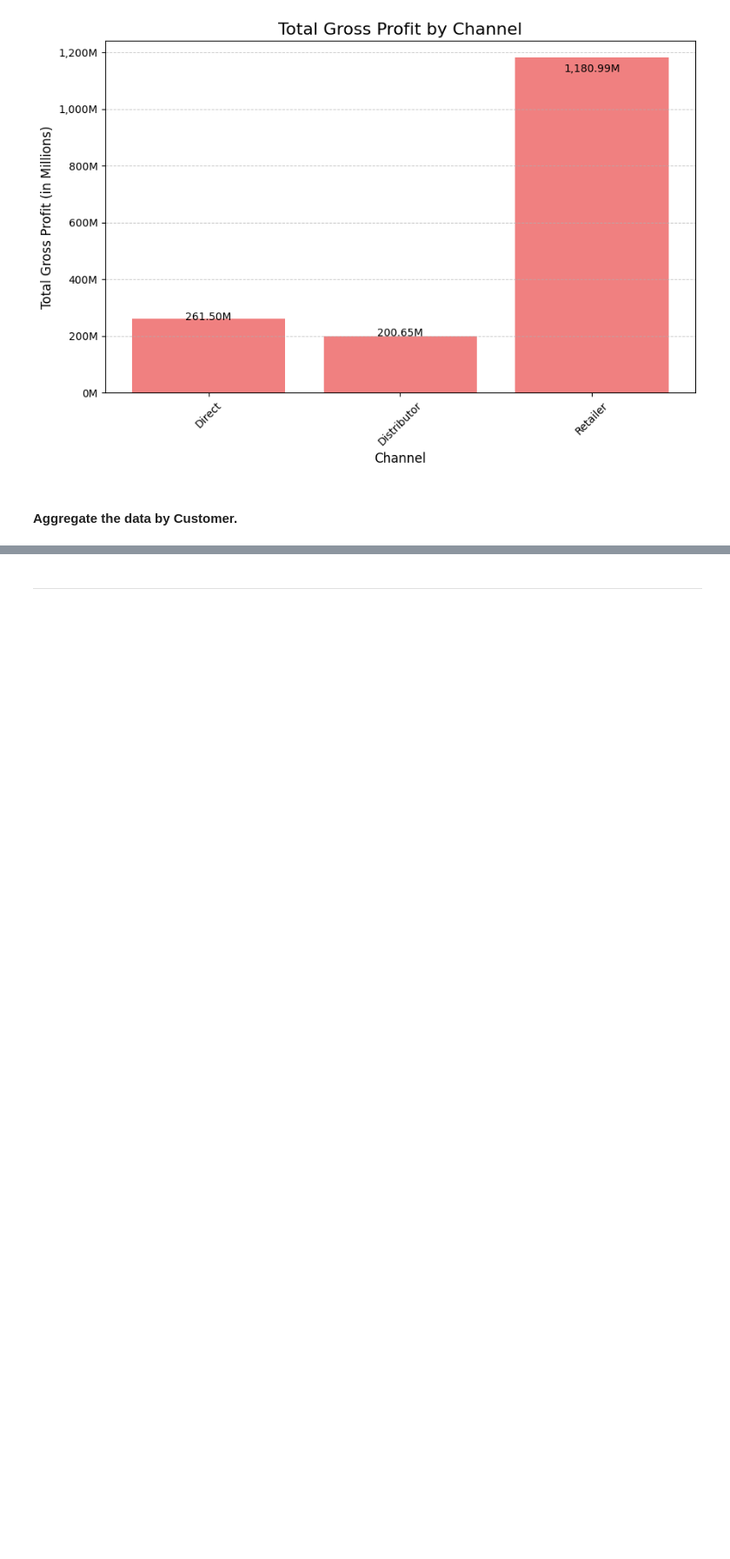
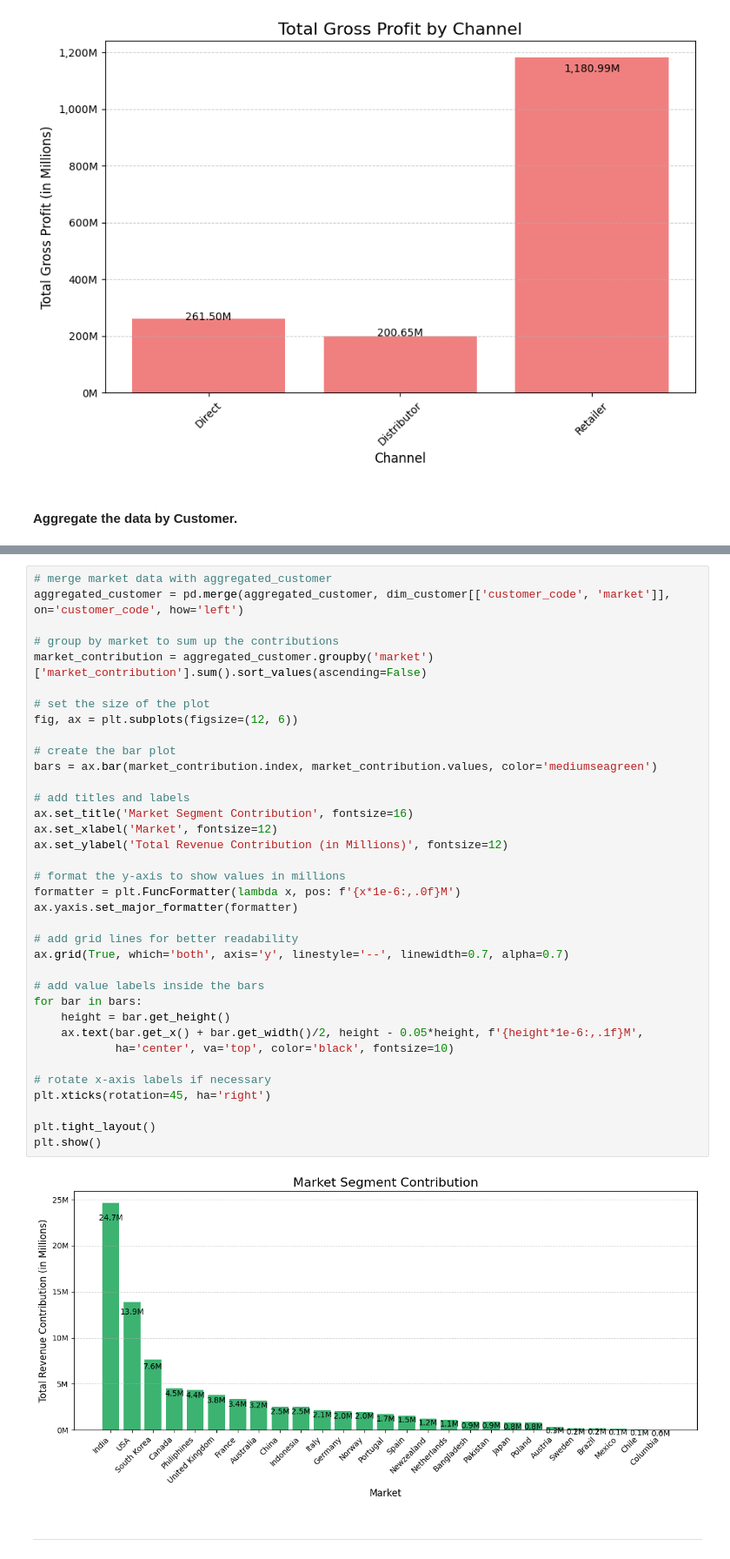
Before and after one commit to CesarChaparro1974/Financial_Analysis_Project, a Jupyter notebook: final_project.ipynb, the cells around one changed output, grey strips where cells are left out. Shown at 87% size. Cells and saved outputs as stored; diff of their text form; blank space fills up the shorter version.

```diff
--- a/final_project.ipynb
+++ b/final_project.ipynb
@@ -1479,3 +1516,41 @@ aggregated_customer.head(10)
+# %%
+# merge market data with aggregated_customer
+aggregated_customer = pd.merge(aggregated_customer, dim_customer[['customer_code', 'market']], on='customer_code', how='left')
+
+# group by market to sum up the contributions
+market_contribution = aggregated_customer.groupby('market')['market_contribution'].sum().sort_values(ascending=False)
+
+# set the size of the plot
+fig, ax = plt.subplots(figsize=(12, 6))
+
+# create the bar plot
+bars = ax.bar(market_contribution.index, market_contribution.values, color='mediumseagreen')
+
+# add titles and labels
+ax.set_title('Market Segment Contribution', fontsize=16)
+ax.set_xlabel('Market', fontsize=12)
+ax.set_ylabel('Total Revenue Contribution (in Millions)', fontsize=12)
+
+# format the y-axis to show values in millions
+formatter = plt.FuncFormatter(lambda x, pos: f'{x*1e-6:,.0f}M')
+ax.yaxis.set_major_formatter(formatter)
+
+# add grid lines for better readability
+ax.grid(True, which='both', axis='y', linestyle='--', linewidth=0.7, alpha=0.7)
+
+# add value labels inside the bars
+for bar in bars:
+    height = bar.get_height()
+    ax.text(bar.get_x() + bar.get_width()/2, height - 0.05*height, f'{height*1e-6:,.1f}M',
+            ha='center', va='top', color='black', fontsize=10)
+
+# rotate x-axis labels if necessary
+plt.xticks(rotation=45, ha='right')
+
+plt.tight_layout()
+plt.show()
+# %% [output]
+[figure, added]
 # %% [markdown]
 ***
 # %% [markdown]
```
Also changed, not shown: parts of 1 cell of this notebook.
